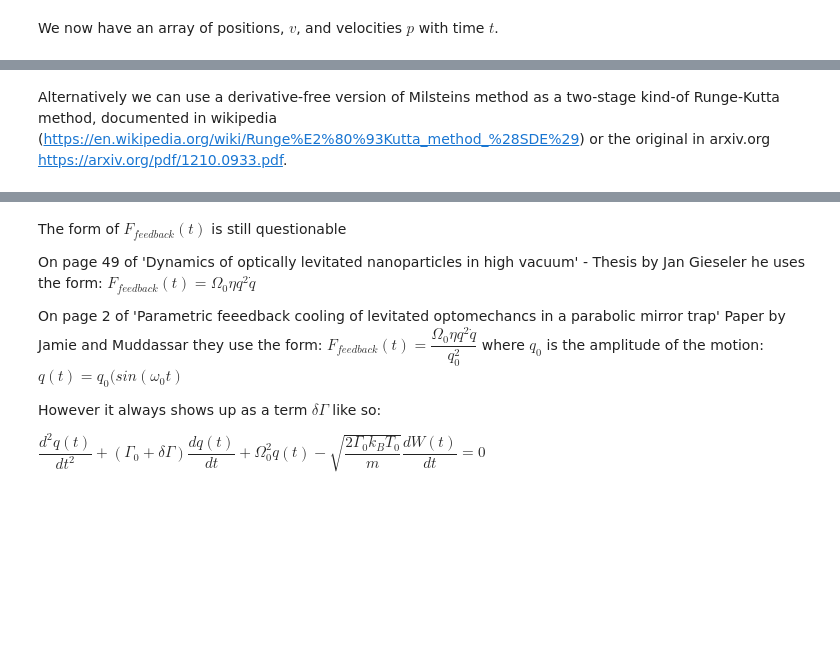
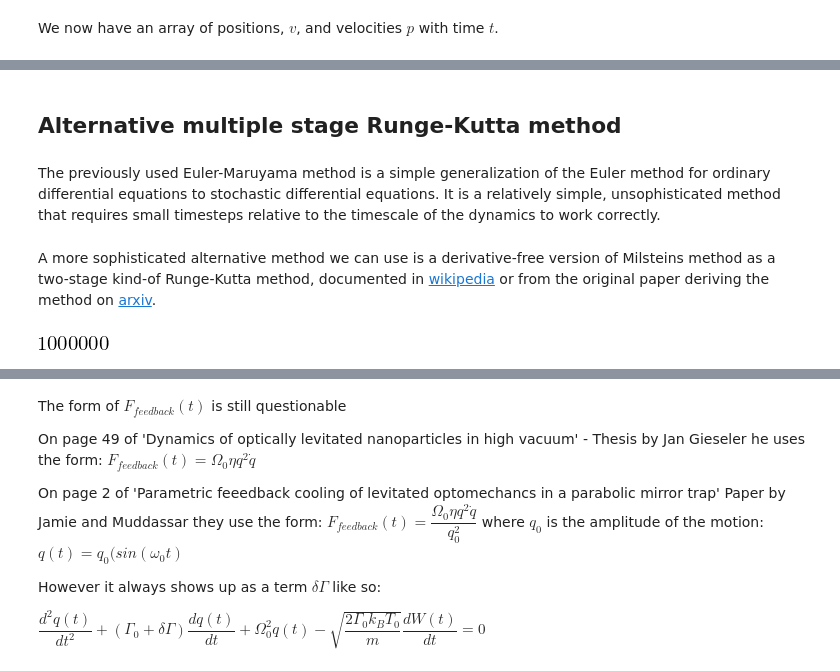
Before and after one commit to AshleySetter/optosim, a Jupyter notebook: SDE_Solution_Derivation.ipynb, the cells around one changed output, grey strips where cells are left out. Drawn from its saved outputs; the diff is of its cells as text; code cells hidden in the pictures; blank space fills up the shorter version.

```diff
--- a/SDE_Solution_Derivation.ipynb
+++ b/SDE_Solution_Derivation.ipynb
@@ -141,5 +141,9 @@ plt.ylabel("q")
+# %% [markdown]
+## Alternative multiple stage Runge-Kutta method
+# %% [markdown]
+The previously used Euler-Maruyama method is a simple generalization of the Euler method for ordinary differential equations to stochastic differential equations. It is a relatively simple, unsophisticated method that requires small timesteps relative to the timescale of the dynamics to work correctly.
 # %% [markdown]
-Alternatively we can use a derivative-free version of Milsteins method as a two-stage kind-of Runge-Kutta method, documented in wikipedia (https://en.wikipedia.org/wiki/Runge%E2%80%93Kutta_method_%28SDE%29) or the original in arxiv.org https://arxiv.org/pdf/1210.0933.pdf.
+A more sophisticated alternative method we can use is a derivative-free version of Milsteins method as a two-stage kind-of Runge-Kutta method, documented in [wikipedia](https://en.wikipedia.org/wiki/Runge%E2%80%93Kutta_method_%28SDE%29) or from the original paper deriving the method on [arxiv](https://arxiv.org/pdf/1210.0933.pdf).
 # %%
 q0 = 0
 v0 = 0
@@ -154,4 +158,8 @@ def a(t, X):
 def b(t, X):
     q, v = X
     return np.array([0, np.sqrt(2*Gamma0*k_b*T_0/m)])
+# %%
+len(tArray)
+# %% [output]
+[figure, added]
 # %%
```
Also changed, not shown: parts of 7 cells of this notebook.
